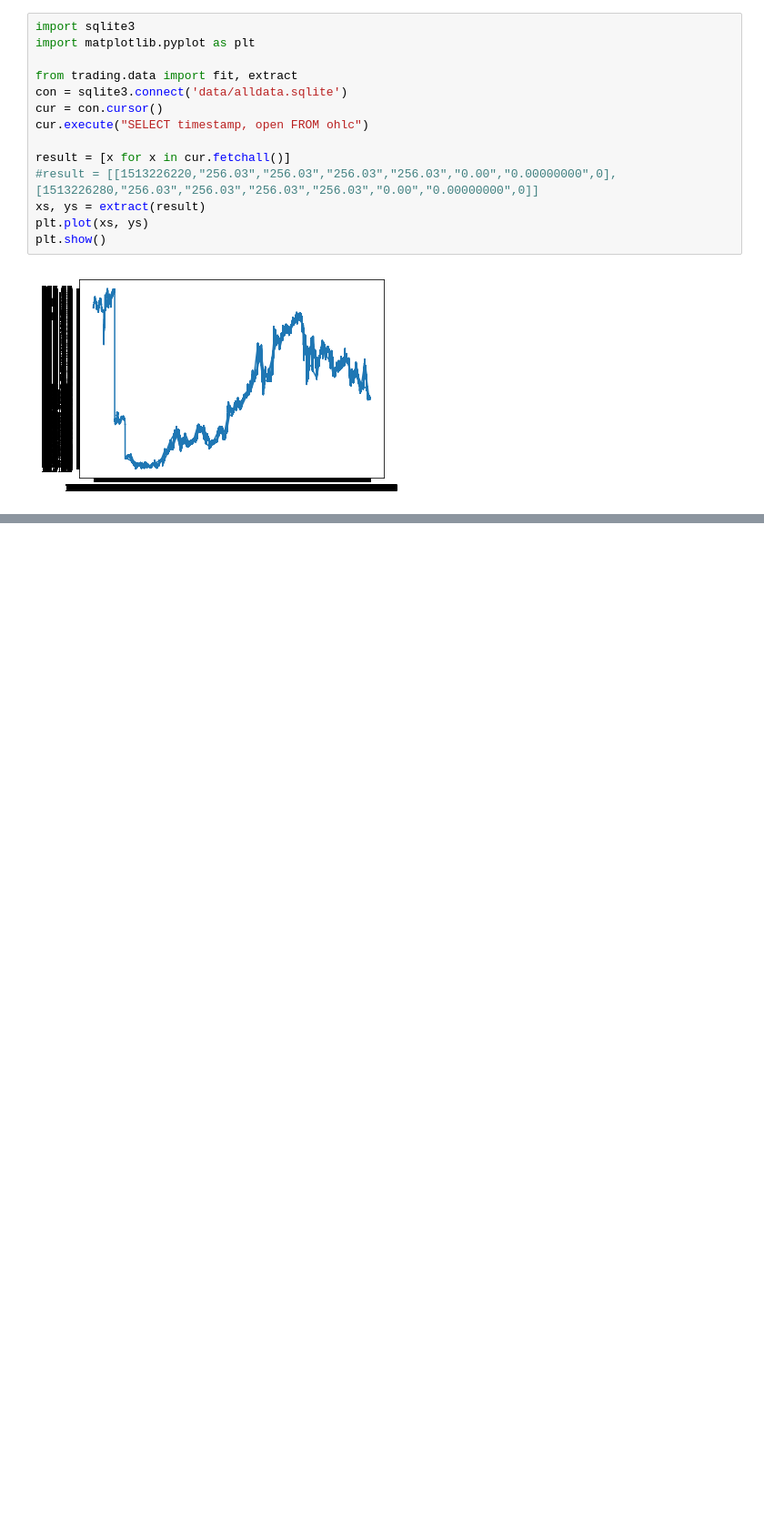
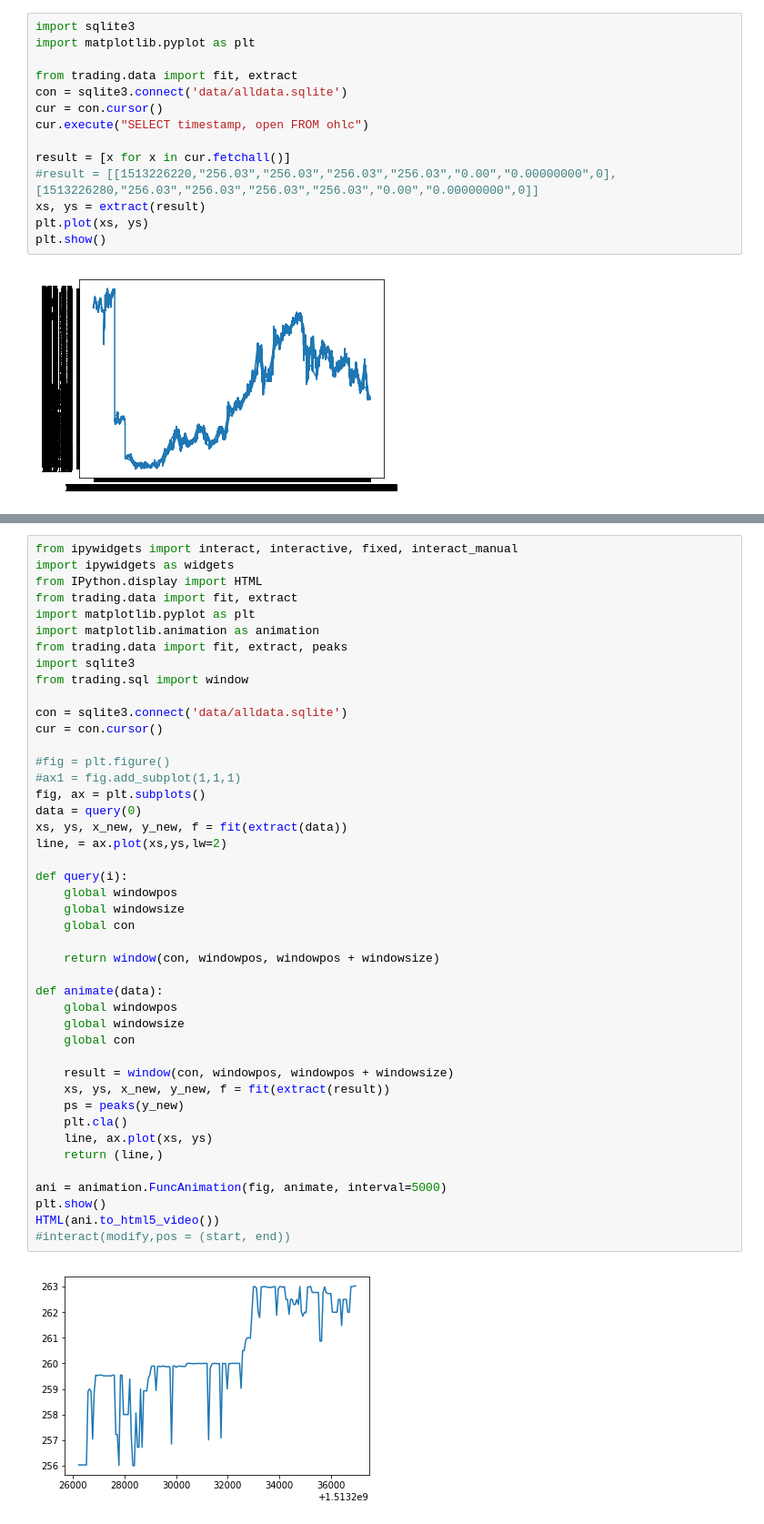
Before and after one commit to cryptobuks1/trading-mix, a Jupyter notebook: SQLite.ipynb, the cells around one changed output, grey strips where cells are left out. Shown at 91% size. Cells and saved outputs as stored; diff of their text form; blank space fills up the shorter version.

```diff
--- a/SQLite.ipynb
+++ b/SQLite.ipynb
@@ -105,0 +153,46 @@ interactive(children=(IntSlider(value=1519190460, description='pos', max=1525154
+# %%
+from ipywidgets import interact, interactive, fixed, interact_manual
+import ipywidgets as widgets
+from IPython.display import HTML
+from trading.data import fit, extract
+import matplotlib.pyplot as plt
+import matplotlib.animation as animation
+from trading.data import fit, extract, peaks
+import sqlite3
+from trading.sql import window
+
+con = sqlite3.connect('data/alldata.sqlite')
+cur = con.cursor()
+
+#fig = plt.figure()
+#ax1 = fig.add_subplot(1,1,1)
+fig, ax = plt.subplots()
+data = query(0)
+xs, ys, x_new, y_new, f = fit(extract(data))
+line, = ax.plot(xs,ys,lw=2)
+
+def query(i):
+    global windowpos
+    global windowsize
+    global con
+
+    return window(con, windowpos, windowpos + windowsize)
+
+def animate(data):
+    global windowpos
+    global windowsize
+    global con
+
+    result = window(con, windowpos, windowpos + windowsize)
+    xs, ys, x_new, y_new, f = fit(extract(result))
+    ps = peaks(y_new)
+    plt.cla()
+    line, ax.plot(xs, ys)
+    return (line,)
+
+ani = animation.FuncAnimation(fig, animate, interval=5000)
+plt.show()
+HTML(ani.to_html5_video())
+#interact(modify,pos = (start, end))
+# %% [output]
+[figure, added]
```
Also changed, not shown: parts of 6 cells of this notebook.
